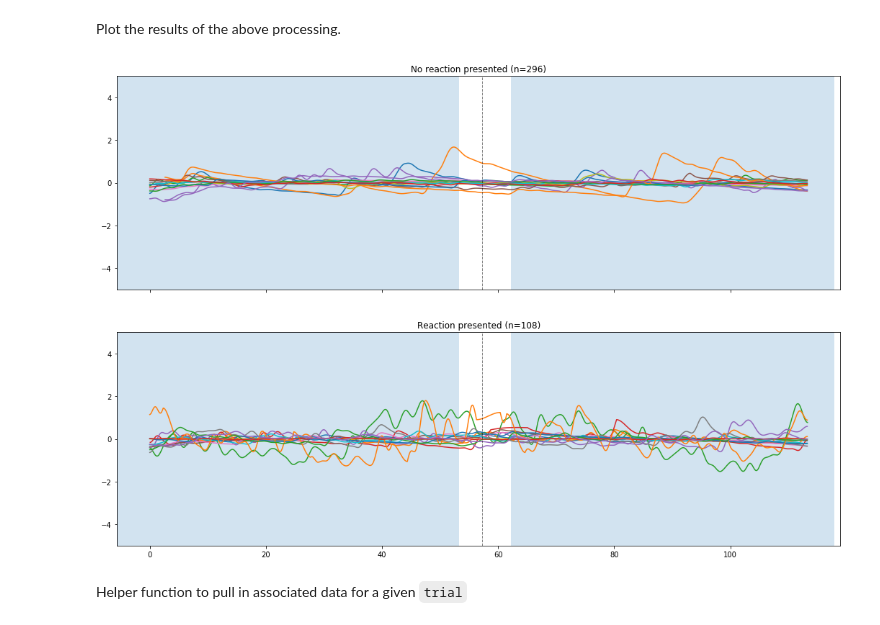
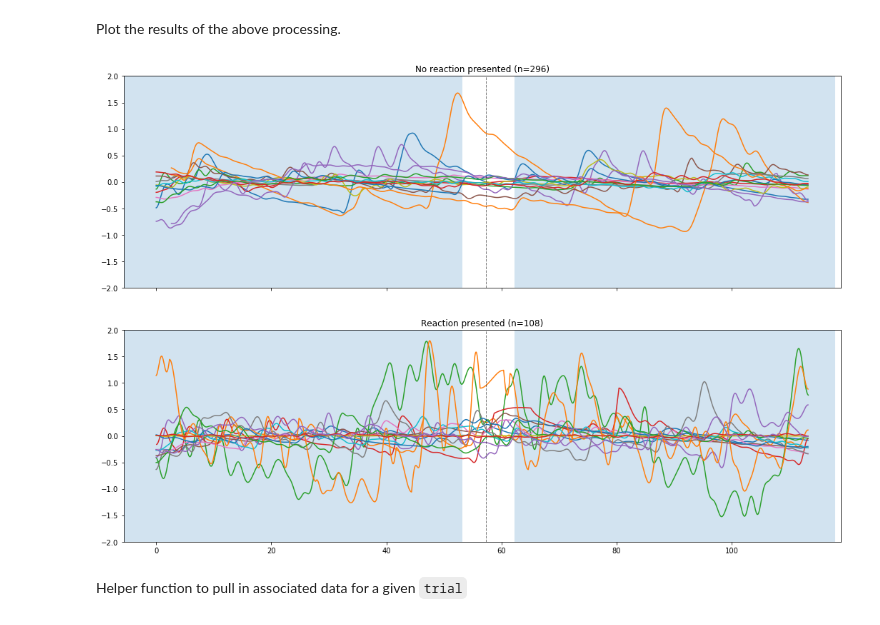
Before and after one commit to brennon/eim-analysis, a Jupyter notebook: Hallelujah_Effect/neural_nets/fastai/Get Good Hallelujah Trials (no mongoengine or eim).ipynb, the cells around one changed output. Cells and saved outputs as stored; diff of their text form; code cells hidden in the pictures.

```diff
--- a/Hallelujah_Effect/neural_nets/fastai/Get Good Hallelujah Trials (no mongoengine or eim).ipynb
+++ b/Hallelujah_Effect/neural_nets/fastai/Get Good Hallelujah Trials (no mongoengine or eim).ipynb
@@ -27,7 +27,7 @@ critical_time = 57.23
 # %% [markdown]
 ## Setup connection to the database
 # %%
-creds_path = pathlib.PosixPath('../eim-creds.yml')
+creds_path = pathlib.Path('/home/paperspace/eim-creds.yml')
 with open(creds_path, 'r') as stream:
     try:
         creds = yaml.load(stream)
@@ -242,6 +242,7 @@ with PdfPages(os.path.join('plots', song_title_for_filename + '_no_reaction.pdf'
                 plt.ylabel('Skin conductance (detrended) [$\mu$S]')
                 plt.title('Example with reaction ({})'.format(instance_dict['trial']))
                 add_reaction_indicator(critical_time, lead_in, lead_out)
+                plt.ylim([-2., 2])
                 plt.tight_layout()
                 reaction_pdf.savefig()
                 plt.close()
@@ -252,6 +253,7 @@ with PdfPages(os.path.join('plots', song_title_for_filename + '_no_reaction.pdf'
                 plt.ylabel('Skin conductance (detrended) [$\mu$S]')
                 plt.title('Example without reaction ({})'.format(instance_dict['trial']))
                 add_reaction_indicator(critical_time, lead_in, lead_out)
+                plt.ylim([-2., 2])
                 plt.tight_layout()
                 no_reaction_pdf.savefig()
                 plt.close()
@@ -264,23 +266,23 @@ Plot the results of the above processing.
 # %%
 fig, [no_ax, yes_ax] = plt.subplots(2, 1, sharex=True, sharey=True, figsize=(18,12))
 
 for df in no_reaction_signal_list[0:15]:
     no_ax.plot(df.adjusted_time, df.eda_detrended)
 
 for df in reaction_signal_list[0:15]:
     yes_ax.plot(df.adjusted_time, df.eda_detrended)
 
-no_ax.set_ylim([-5, 5])
+no_ax.set_ylim([-2, 2])
 
 plt.sca(no_ax)
 add_reaction_indicator(critical_time, lead_in, lead_out)
 plt.sca(yes_ax)
 add_reaction_indicator(critical_time, lead_in, lead_out)
 
 no_ax.set_title('No reaction presented (n={})'.format(len(no_reaction_signal_list)))
 yes_ax.set_title('Reaction presented (n={})'.format(len(reaction_signal_list)));
 # %% [output]
-[figure, old version]
+[figure, new version]
 # %% [markdown]
 Helper function to pull in associated data for a given `trial`
 # %%
```
Also changed, not shown: 12 other files.
